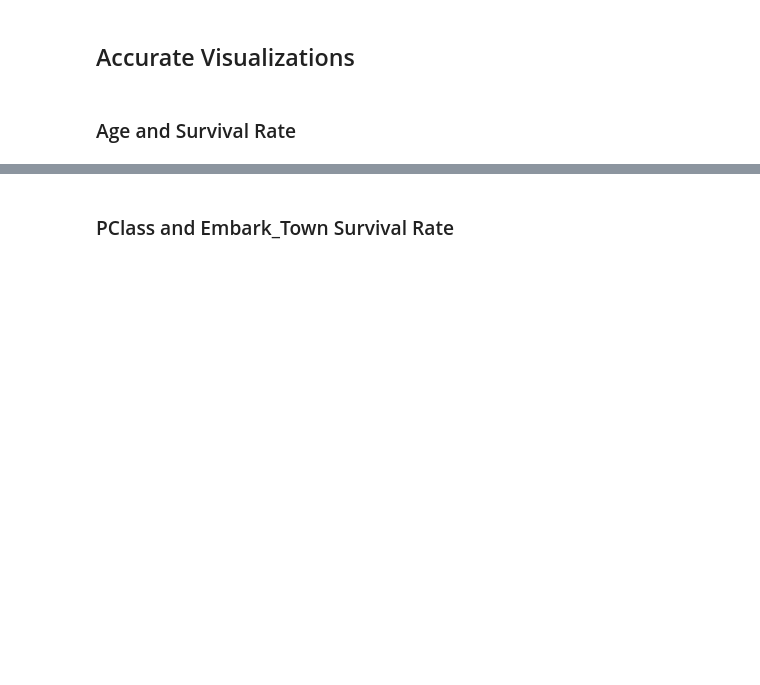
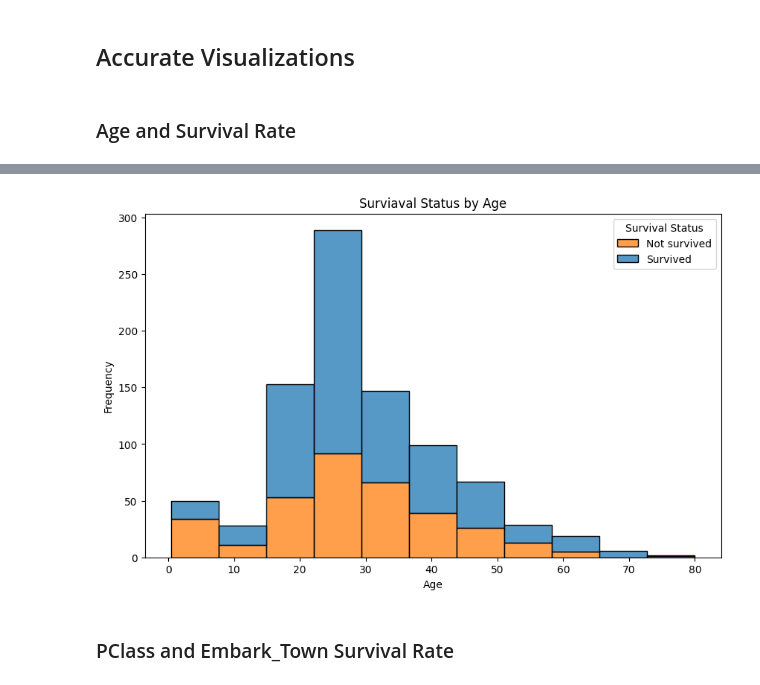
Before and after one commit to chance-roberts/DATA6550-Visualization, a Jupyter notebook: Code/Roberts/RobertsC_Visualization.ipynb, the cells around one changed output, grey strips where cells are left out. Drawn from its saved outputs; the diff is of its cells as text; code cells hidden in the pictures; blank space fills up the shorter version.

```diff
--- a/Code/Roberts/RobertsC_Visualization.ipynb
+++ b/Code/Roberts/RobertsC_Visualization.ipynb
@@ -143,3 +232,14 @@ dtype: float64
+# %%
+#Visualize the age distribution with 'score_text' as hue
+plt.figure(figsize=(10, 6))
+sns.histplot(titanic, x='age', hue='survived', bins = int(sturges_bin), multiple='stack')
+plt.title('Surviaval Status by Age')
+plt.xlabel('Age')
+plt.ylabel('Frequency')
+plt.legend(title="Survival Status", labels=["Not survived", "Survived"])
+plt.show()
+# %% [output]
+[figure, added]
 # %% [markdown]
 ### PClass and Embark_Town Survival Rate
 # %% [markdown]
```
Also changed, not shown: parts of 11 cells of this notebook.
